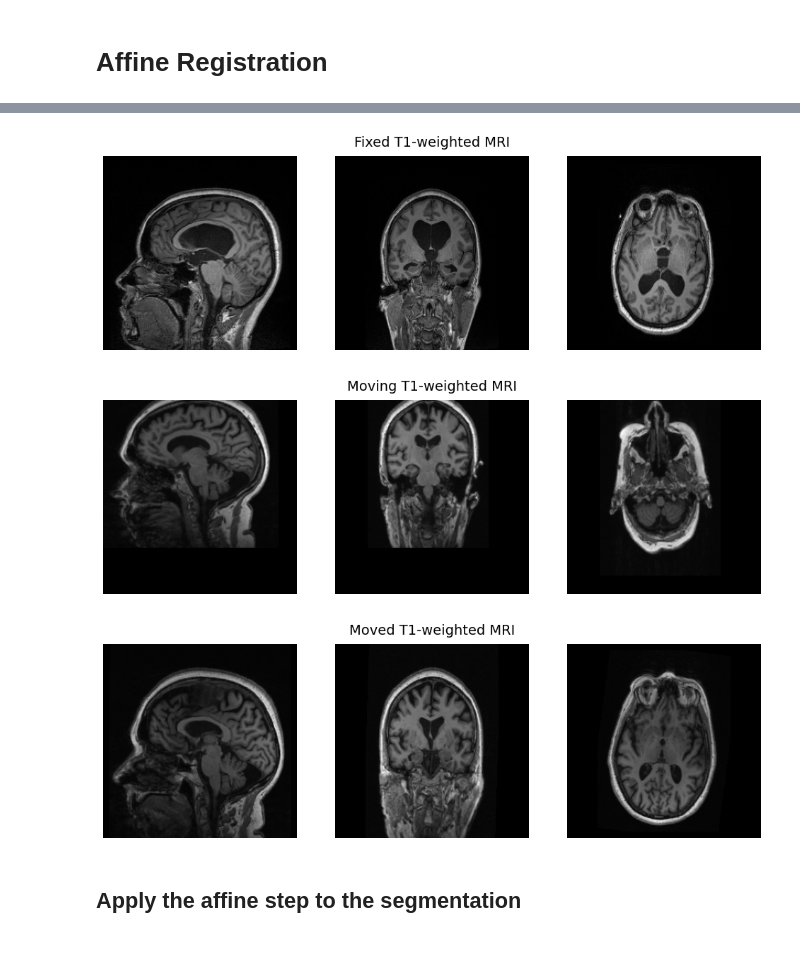
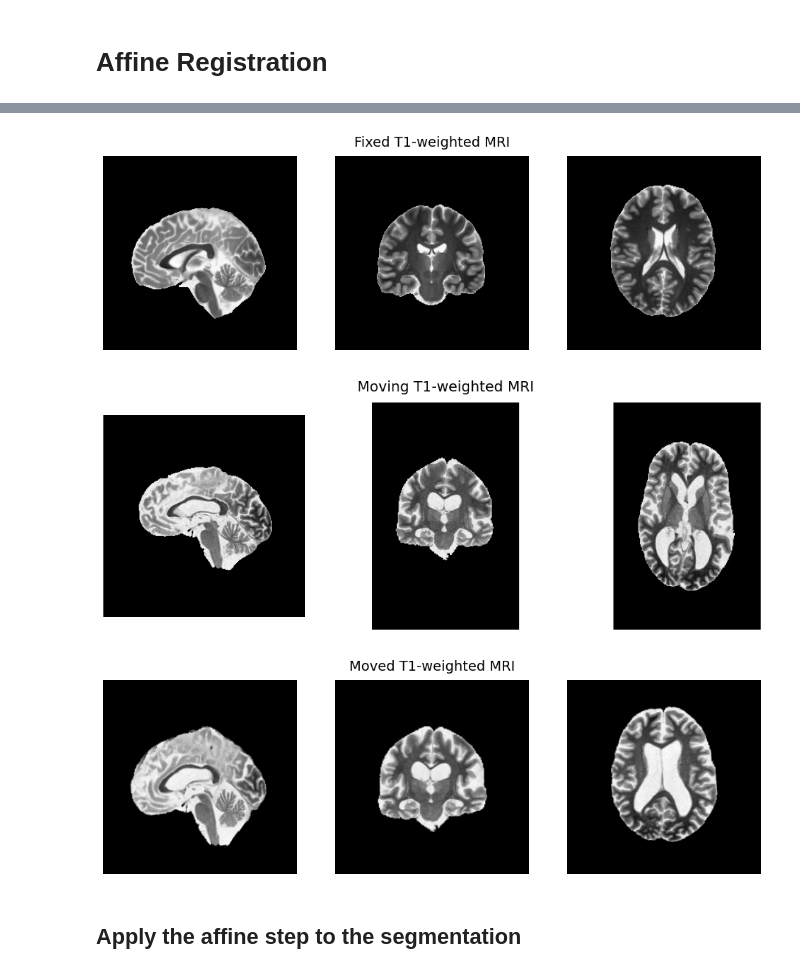
Before and after one commit to akisg/DL_RAVENS, a Jupyter notebook: RAVENS_MRI_Pipeline.ipynb, the cells around one changed output, grey strips where cells are left out. Saved outputs shown, nothing was run; the diff lists cells and outputs as text; code cells hidden in the pictures.

```diff
--- a/RAVENS_MRI_Pipeline.ipynb
+++ b/RAVENS_MRI_Pipeline.ipynb
@@ -139,3 +120,12 @@ img2_path = "../mri_samples/T1/023_S_1247_2007-02-21_T1_LPS.nii.gz"
+# %%
+subj1_path = "out_synth/subj1/init/subj1_t1.nii.gz" # Guray's Inverted Input 1
+subj2_path = "out_synth/subj2/init/subj2_t1.nii.gz" # Guray's Inverted Input 2
+template_path = "out_synth/template/colin27_t1_tal_lin_INV.nii.gz" # Guray's Inverted Template
+
+subjects_list = ["subj1", "subj2"]
 # %% [markdown]
 # Segmentation
+# %%
+# Just use Guray's segmented image
+out_seg = "out_synth/subj1/init/subj1_t1_seg.nii.gz"
 # %%
@@ -292,0 +271,8 @@ Binary mask saved to: output/csf_binary_mask.nii.gz
+# %%
+temp1 = sf.load_volume("out_synth/subj1/init/subj1_t1_mask.nii.gz").reshape(shape).reorient('ILP')
+show(temp1, title='Binary mask')
+
+
+# temp2 = sf.load_volume("output/csf_binary_mask2.nii.gz").reshape(shape).reorient('ILP')
+# temp2 = sf.load_volume("output/csf_binary_mask2.nii.gz").resample_like(temp1)
+# show(temp2, title='New binary mask')
@@ -293,6 +281,6 @@ Binary mask saved to: output/csf_binary_mask.nii.gz
 # %% [markdown]
 # Affine Registration
 # %%
-affine_moved = "output/affine_moved.nii.gz"
-affine_moving = img2_path
-affine_fixed = img1_path
+affine_moved = "out_synth/subj1/lin_reg/subj1_t1_reg.nii.gz"
+affine_moving = subj1_path
+affine_fixed = template_path
@@ -343,21 +330,24 @@ Website: https://synthmorph.io
 # %%
 # Load both volumes
 t1_fixed = sf.load_volume(affine_fixed).reshape(shape).reorient('ILP')
 
-t1_moving = sf.load_volume(affine_moving).resample_like(t1_fixed)
+# t1_moving2 = sf.load_volume("output/stripped.nii.gz")
+
+
+# t1_moving = sf.load_volume(affine_moving).resample_like(t1_fixed)
+t1_moving = sf.load_volume(affine_moving).reorient('ILP')
 
 t1_moved = sf.load_volume(affine_moved).resample_like(t1_fixed)
 
 show(t1_fixed, title='Fixed T1-weighted MRI')
+# show(t1_moving2, title='Stripped')
+
 show(t1_moving, title='Moving T1-weighted MRI')
 show(t1_moved, title='Moved T1-weighted MRI')
-
-# show(t1_fixed, title='Fixed T1-weighted MRI')
-# show(before, title='Difference before registration')
 # %% [output]
-[figure, old version]
+[figure, new version]
-[figure, old version]
+[figure, new version]
-[figure, old version]
+[figure, new version]
 # %% [markdown]
 ## Apply the affine step to the segmentation
 # %%
```
Also changed, not shown: parts of 41 cells of this notebook.
